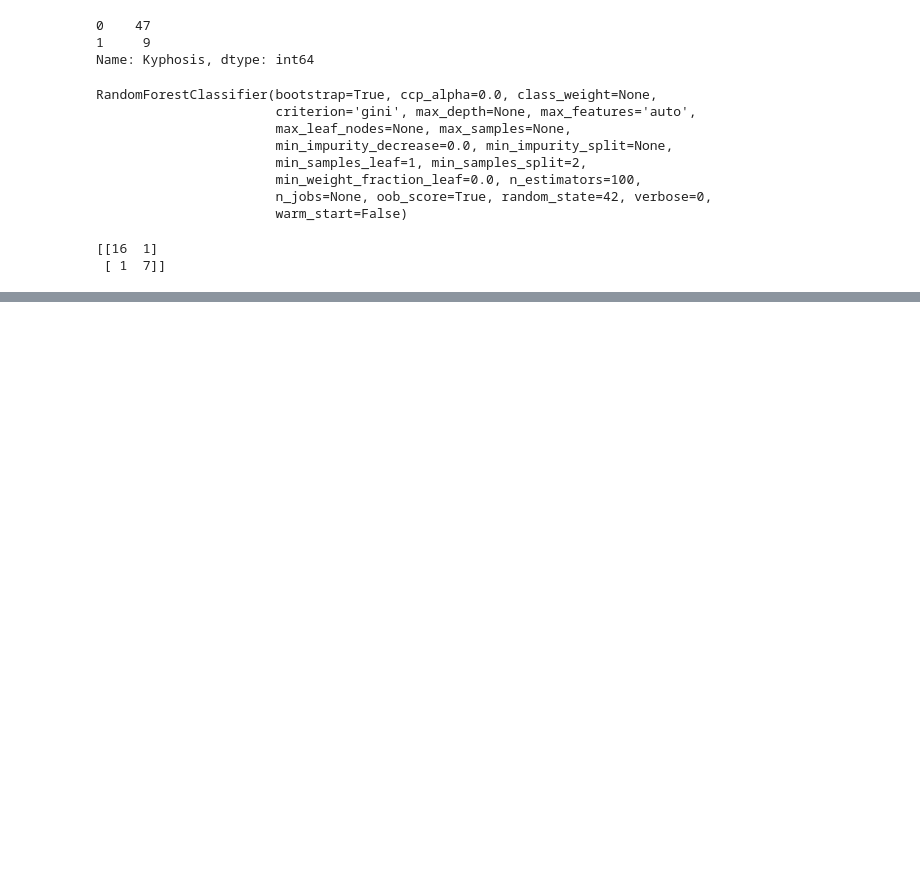
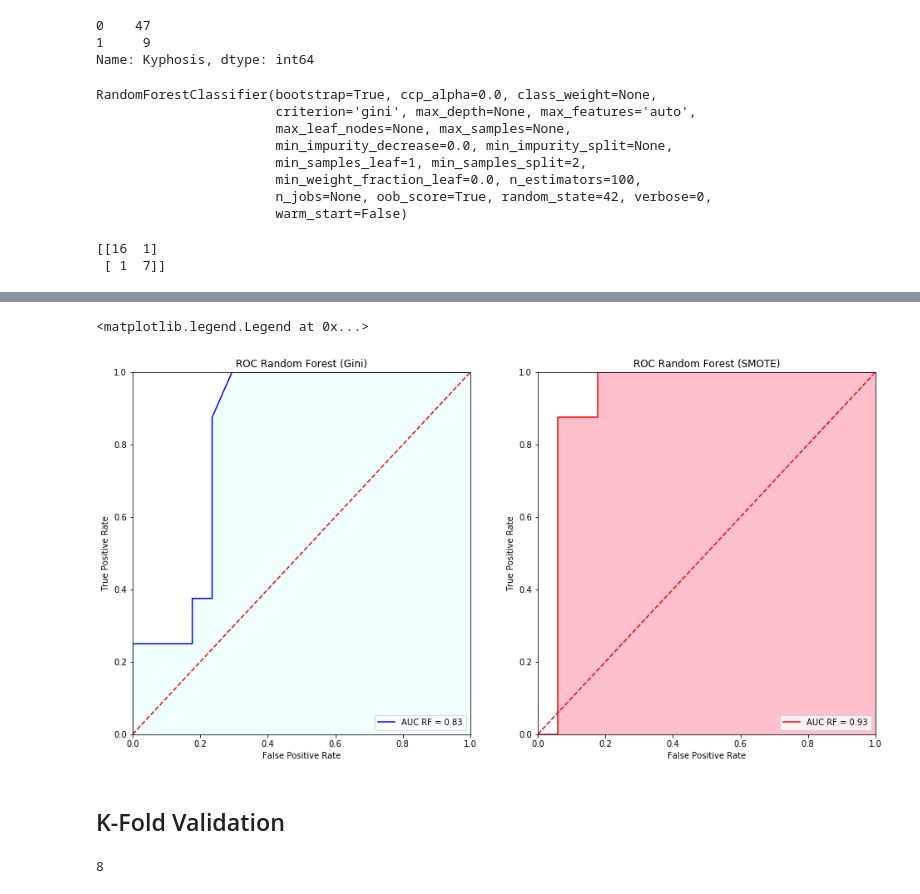
Before and after one commit to ridhoaryo/modul3_decisiontree, a Jupyter notebook: Materi_Decision_Tree_And_Forest.ipynb, the cells around one changed output, grey strips where cells are left out. Cells and saved outputs as stored; diff of their text form; code cells hidden in the pictures; blank space fills up the shorter version.

```diff
--- a/Materi_Decision_Tree_And_Forest.ipynb
+++ b/Materi_Decision_Tree_And_Forest.ipynb
@@ -616,0 +634,39 @@ print(confusion_matrix(y_test, rfcsmot_pred))
+# %%
+probrfcsmot1 = rfcsmot_prob[:,1]
+fpr_rfsm1, tpr_rfsm1, threshold_rfsm1 = roc_curve(y_test, probrfcsmot1)
+roc_auc_rfsm1 = auc(fpr_rfsm1, tpr_rfsm1)
+# %%
+plt.figure(figsize=(16,8))
+plt.subplot(121)
+plt.title('ROC Random Forest (Gini)')
+plt.plot(fpr_rf1, tpr_rf1, 'blue', label='AUC RF = {}'.format(round(roc_auc_rf1,2)))
+plt.plot([0,1], [0,1], 'r--')
+plt.xlim([0,1])
+plt.ylim([0,1])
+plt.xlabel('False Positive Rate')
+plt.ylabel('True Positive Rate')
+plt.fill_between(fpr_rf1, tpr_rf1, 0, facecolor='azure', alpha=1)
+plt.legend(loc='lower right')
+
+plt.subplot(122)
+plt.title('ROC Random Forest (SMOTE)')
+plt.plot(fpr_rfsm1, tpr_rfsm1, 'red', label='AUC RF = {}'.format(round(roc_auc_rfsm1,2)))
+plt.plot([0,1], [0,1], 'r--')
+plt.xlim([0,1])
+plt.ylim([0,1])
+plt.xlabel('False Positive Rate')
+plt.ylabel('True Positive Rate')
+plt.fill_between(fpr_rfsm1, tpr_rfsm1, 0, facecolor='pink', alpha=1)
+plt.legend(loc='lower right')
+# %% [output]
+<matplotlib.legend.Legend at 0x...>
+[figure, added]
+# %% [markdown]
+## K-Fold Validation
+# %%
+from sklearn.model_selection import KFold
+
+kf = KFold(n_splits=8, random_state=42, shuffle=True)
+kf.get_n_splits(X)
+# %% [output]
+8
```
Also changed, not shown: parts of 43 cells of this notebook.
